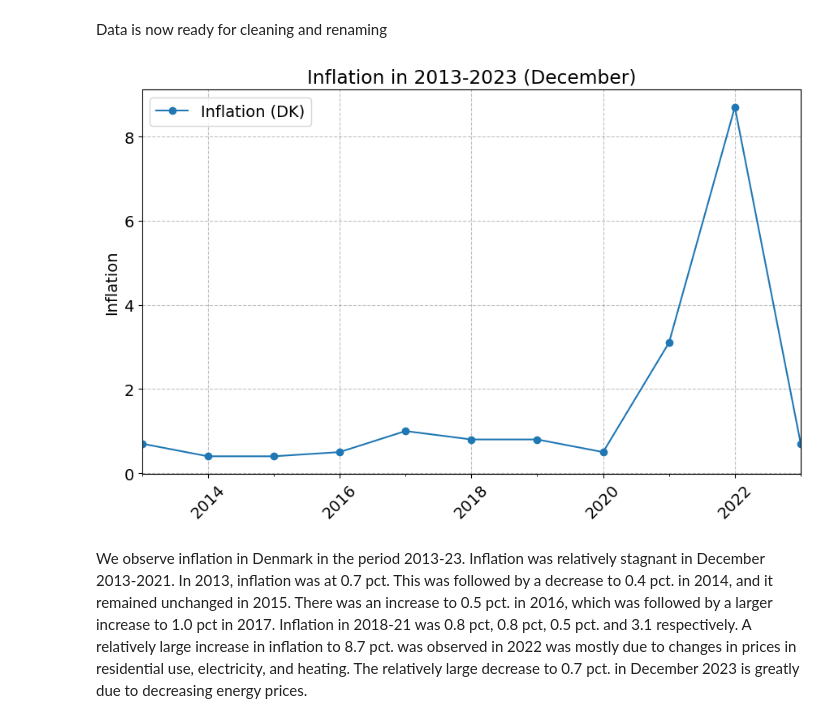
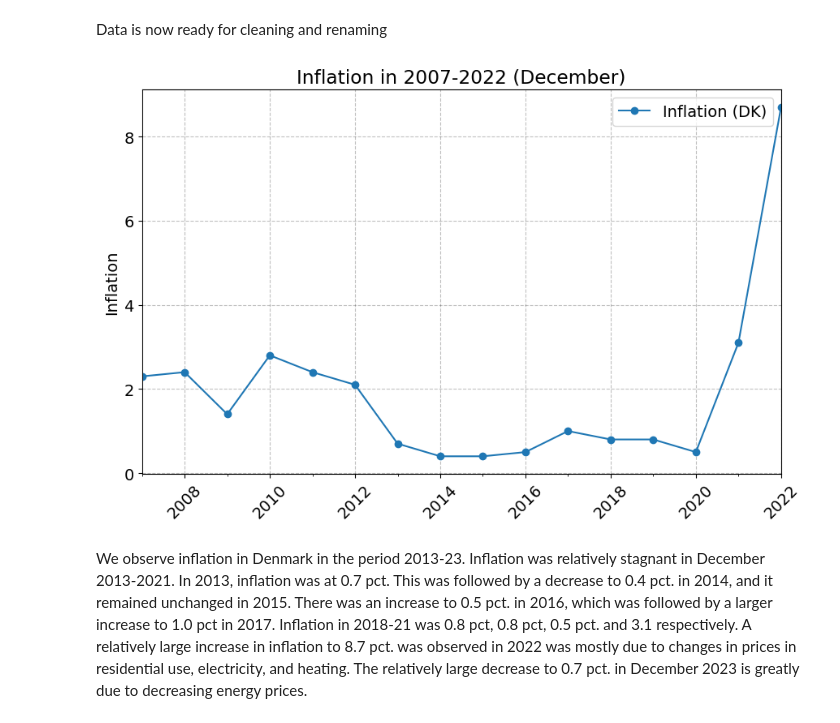
Before and after one commit to NumEconCopenhagen/projects-2024-sulaiman-phil-og-rabiah, a Jupyter notebook: dataproject/dataproject.ipynb, the cells around one changed output. Cells and saved outputs as stored; diff of their text form; code cells hidden in the pictures.

```diff
--- a/dataproject/dataproject.ipynb
+++ b/dataproject/dataproject.ipynb
@@ -247,29 +253,29 @@ Data is now ready for cleaning and renaming
 # %%
 import matplotlib.pyplot as plt
 import pandas as pd
 
 # Defining the data
-dates = ['2013M12', '2014M12', '2015M12', '2016M12', '2017M12', '2018M12', '2019M12', '2020M12', '2021M12', '2022M12', '2023M12']
-inflation_values = [0.7, 0.4, 0.4, 0.5, 1.0, 0.8, 0.8, 0.5, 3.1, 8.7, 0.7]
+dates = ['2007M12','2008M12','2009M12','2010M12','2011M12','2012M12','2013M12','2014M12', '2015M12', '2016M12', '2017M12', '2018M12', '2019M12', '2020M12', '2021M12', '2022M12']
+inflation_values = [2.3, 2.4,1.4, 2.8, 2.4, 2.1, 0.7, 0.4, 0.4, 0.5, 1.0, 0.8, 0.8, 0.5, 3.1, 8.7]
 
 # Creating a pandas DataFrame
 infla_dk = pd.DataFrame({'Inflation (DK)': inflation_values}, index=pd.to_datetime(dates, format='%YM%m'))
 
 # Plotting
 fig = plt.figure(figsize=(9, 6))
 ax = fig.add_subplot(1,1,1)
 infla_dk.plot(ax=ax, legend=True, marker='o')
 
 ax.legend(frameon=True)
 ax.set_xlabel('')
 ax.set_ylabel('Inflation')
-ax.set_title('Inflation in 2013-2023 (December)')
+ax.set_title('Inflation in 2007-2022 (December)')
 ax.grid(True)
 
 plt.xticks(rotation=45)
 plt.tight_layout()
 # %% [output]
-[figure, old version]
+[figure, new version]
 # %% [markdown]
 We observe inflation in Denmark in the period 2013-23. Inflation was relatively stagnant in December 2013-2021. In 2013, inflation was at 0.7 pct. This was followed by a decrease to 0.4 pct. in 2014, and it remained unchanged in 2015. There was an increase to 0.5 pct. in 2016, which was followed by a larger increase to 1.0 pct in 2017. Inflation in 2018-21 was 0.8 pct, 0.8 pct, 0.5 pct. and 3.1 respectively. A relatively large increase in inflation to 8.7 pct. was observed in 2022 was mostly due to changes in prices in residential use, electricity, and heating. The relatively large decrease to 0.7 pct. in December 2023 is greatly due to decreasing energy prices.
 # %% [markdown]
```
Also changed, not shown: parts of 6 cells of this notebook.
